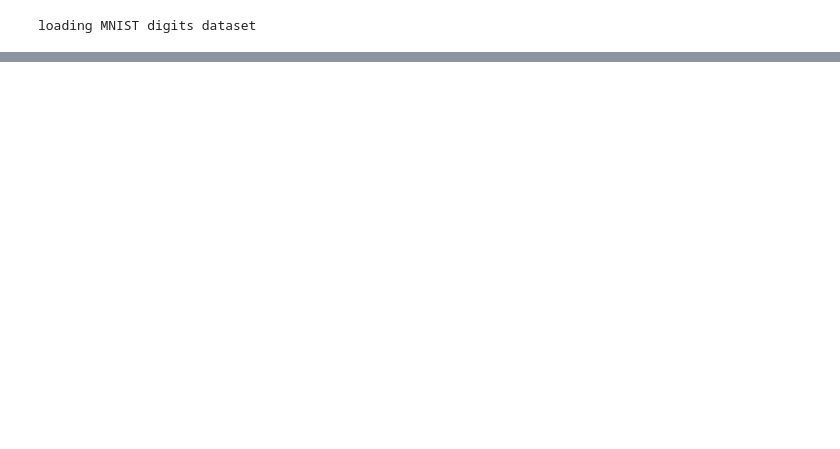
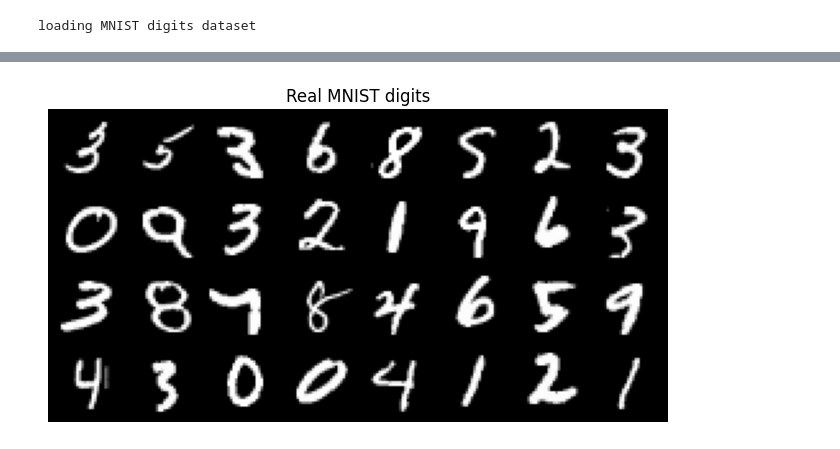
Before and after one commit to LukasStrandberg/advanced-deep-learning-physics-engineering, a Jupyter notebook: assigmnets/A5_GAN_MNIST.ipynb, the cells around one changed output, grey strips where cells are left out. Cells and saved outputs as stored; diff of their text form; code cells hidden in the pictures; blank space fills up the shorter version.

```diff
--- a/assigmnets/A5_GAN_MNIST.ipynb
+++ b/assigmnets/A5_GAN_MNIST.ipynb
@@ -17,15 +35,19 @@ from torch.utils.data import DataLoader
 from torch.utils.tensorboard import SummaryWriter # to print to tensorboard
 # %%
 # Hyperparameters
-device = "mps" if torch.backends.mps.is_available() else "cuda" if torch.cuda.is_available() else "cpu"
-lr = 3e-4
-batchSize = 32  # Batch size
+lr = 2e-4
+batchSize = 128
+image_dimension = 28 * 28 * 1
+latent_dimension = 100
 numEpochs = 100
-logStep = 625  # the number of steps to log the images and losses to tensorboard
+logStep = 1000
 
-latent_dimension = 128 # 64, 128, 256
+# Device
+device = torch.device("cuda" if torch.cuda.is_available() else "cpu")
+print("Using device:", device)
 
-image_dimension = 28 * 28 * 1  # 784
+if torch.cuda.is_available():
+    print("CUDA device:", torch.cuda.get_device_name(0))
 
 # we define a tranform that converts the image to tensor and normalizes it with mean and std of 0.5
 # which will convert the image range from [0, 1] to [-1, 1]
@@ -169,0 +310,14 @@ for epoch in range(numEpochs):
+# %%
+# Show a batch of real images for comparison
+real_batch, _ = next(iter(loader))
+real_batch = real_batch[:32]
+
+imgGridReal = torchvision.utils.make_grid(real_batch, nrow=8, normalize=True)
+
+plt.figure(figsize=(8, 8))
+plt.imshow(imgGridReal.permute(1, 2, 0), cmap="gray")
+plt.axis("off")
+plt.title("Real MNIST digits")
+plt.show()
+# %% [output]
+[figure, added]
```
Also changed, not shown: parts of 9 cells of this notebook, 5 other files.
